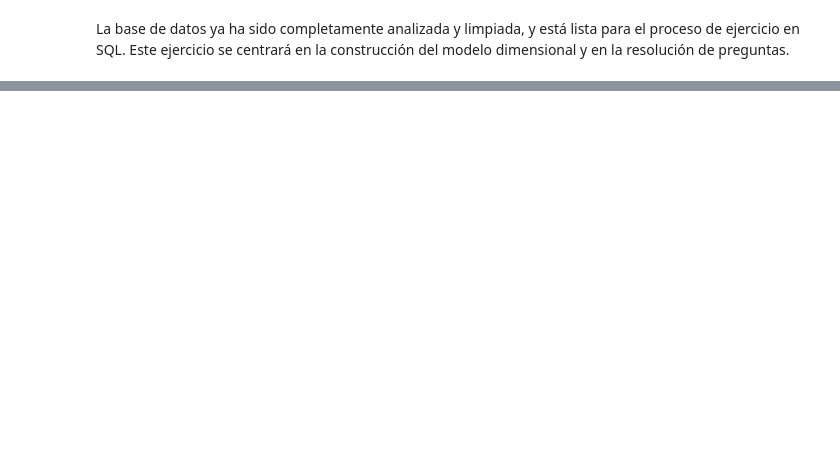
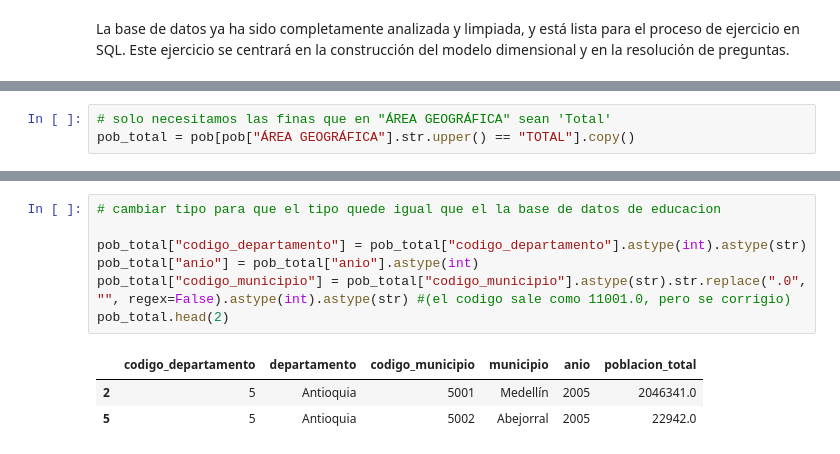
Before and after one commit to Lauvo48/clase1, a Jupyter notebook: Código/Limpieza_Datos_Educacion.ipynb, the cells around one changed output, grey strips where cells are left out. Cells and saved outputs as stored; diff of their text form; blank space fills up the shorter version.

```diff
--- a/Código/Limpieza_Datos_Educacion.ipynb
+++ b/Código/Limpieza_Datos_Educacion.ipynb
@@ -354,0 +444,3 @@ La base de datos ya ha sido completamente analizada y limpiada, y está lista pa
+# %%
+# solo necesitamos las finas que en "ÁREA GEOGRÁFICA" sean 'Total'
+pob_total = pob[pob["ÁREA GEOGRÁFICA"].str.upper() == "TOTAL"].copy()
@@ -354,0 +471,11 @@ La base de datos ya ha sido completamente analizada y limpiada, y está lista pa
+# %%
+# cambiar tipo para que el tipo quede igual que el la base de datos de educacion
+
+pob_total["codigo_departamento"] = pob_total["codigo_departamento"].astype(int).astype(str)
+pob_total["anio"] = pob_total["anio"].astype(int)
+pob_total["codigo_municipio"] = pob_total["codigo_municipio"].astype(str).str.replace(".0", "", regex=False).astype(int).astype(str) #(el codigo sale como 11001.0, pero se corrigio)
+pob_total.head(2)
+# %% [output]
+|  | codigo_departamento | departamento | codigo_municipio | municipio | anio | poblacion_total |
+| 2 | 5 | Antioquia | 5001 | Medellín | 2005 | 2046341.0 |
+| 5 | 5 | Antioquia | 5002 | Abejorral | 2005 | 22942.0 |
```
Also changed, not shown: parts of 21 cells of this notebook, 4 other files.
